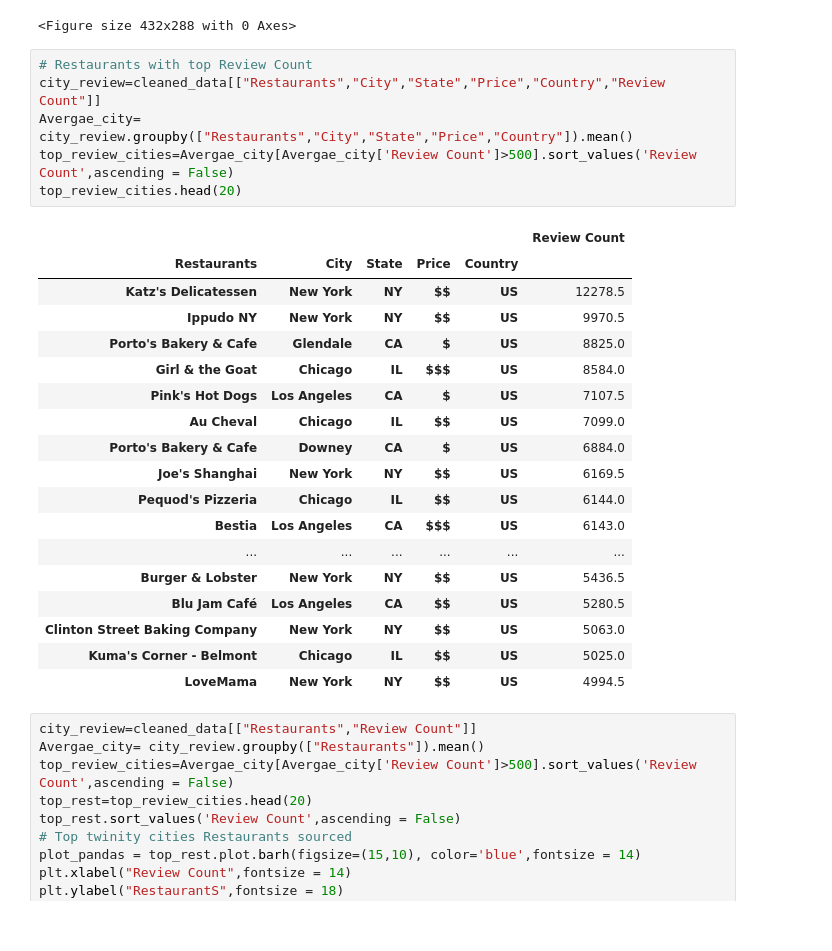
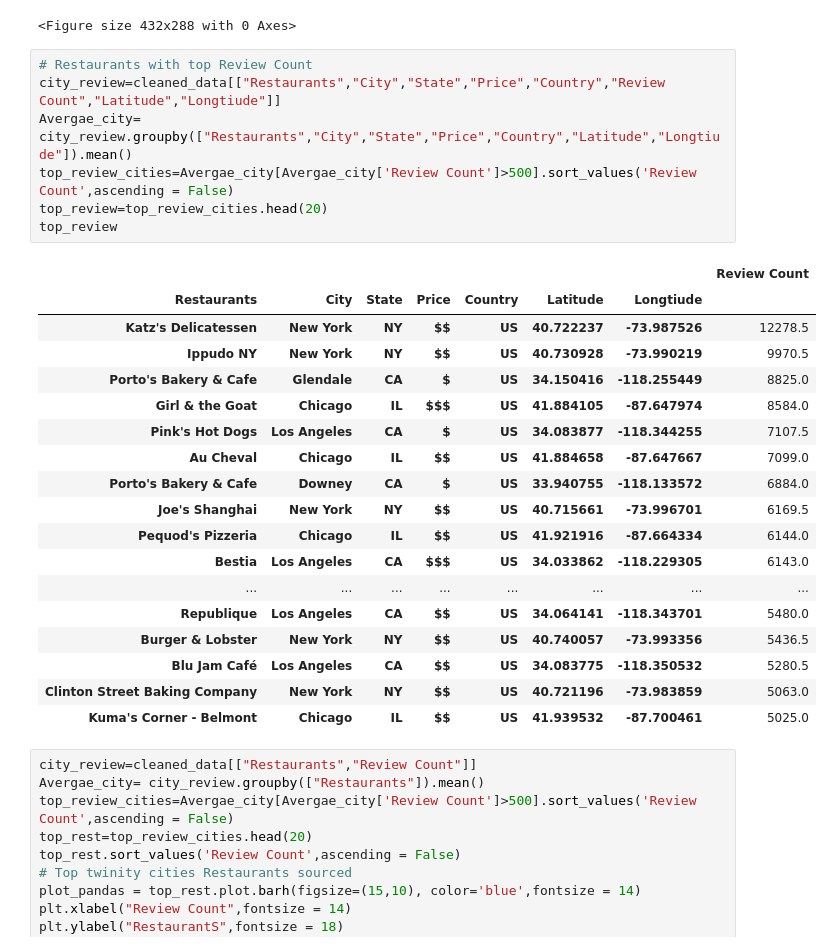
Before and after one commit to ermiasgelaye/Yelp-Challenge, a Jupyter notebook: pyRestaurants/yelp-challenge.ipynb, the cells around one changed output. Saved outputs shown, nothing was run; the diff lists cells and outputs as text.

```diff
--- a/pyRestaurants/yelp-challenge.ipynb
+++ b/pyRestaurants/yelp-challenge.ipynb
@@ -304,29 +304,30 @@ plt.show()
 <Figure size 432x288 with 0 Axes>
 # %%
 # Restaurants with top Review Count
-city_review=cleaned_data[["Restaurants","City","State","Price","Country","Review Count"]]
-Avergae_city= city_review.groupby(["Restaurants","City","State","Price","Country"]).mean()
+city_review=cleaned_data[["Restaurants","City","State","Price","Country","Review Count","Latitude","Longtiude"]]
+Avergae_city= city_review.groupby(["Restaurants","City","State","Price","Country","Latitude","Longtiude"]).mean()
 top_review_cities=Avergae_city[Avergae_city['Review Count']>500].sort_values('Review Count',ascending = False)
-top_review_cities.head(20)
+top_review=top_review_cities.head(20)
+top_review
 # %% [output]
-|  |  |  |  |  | Review Count |
-| Restaurants | City | State | Price | Country |  |
-| Katz's Delicatessen | New York | NY | $$ | US | 12278.5 |
-| Ippudo NY | New York | NY | $$ | US | 9970.5 |
-| Porto's Bakery & Cafe | Glendale | CA | $ | US | 8825.0 |
-| Girl & the Goat | Chicago | IL | $$$ | US | 8584.0 |
-| Pink's Hot Dogs | Los Angeles | CA | $ | US | 7107.5 |
-| Au Cheval | Chicago | IL | $$ | US | 7099.0 |
-| Porto's Bakery & Cafe | Downey | CA | $ | US | 6884.0 |
-| Joe's Shanghai | New York | NY | $$ | US | 6169.5 |
-| Pequod's Pizzeria | Chicago | IL | $$ | US | 6144.0 |
-| Bestia | Los Angeles | CA | $$$ | US | 6143.0 |
-| ... | ... | ... | ... | ... | ... |
-| Burger & Lobster | New York | NY | $$ | US | 5436.5 |
-| Blu Jam Café | Los Angeles | CA | $$ | US | 5280.5 |
-| Clinton Street Baking Company | New York | NY | $$ | US | 5063.0 |
-| Kuma's Corner - Belmont | Chicago | IL | $$ | US | 5025.0 |
-| LoveMama | New York | NY | $$ | US | 4994.5 |
+|  |  |  |  |  |  |  | Review Count |
+| Restaurants | City | State | Price | Country | Latitude | Longtiude |  |
+| Katz's Delicatessen | New York | NY | $$ | US | 40.722237 | -73.987526 | 12278.5 |
+| Ippudo NY | New York | NY | $$ | US | 40.730928 | -73.990219 | 9970.5 |
+| Porto's Bakery & Cafe | Glendale | CA | $ | US | 34.150416 | -118.255449 | 8825.0 |
+| Girl & the Goat | Chicago | IL | $$$ | US | 41.884105 | -87.647974 | 8584.0 |
+| Pink's Hot Dogs | Los Angeles | CA | $ | US | 34.083877 | -118.344255 | 7107.5 |
+| Au Cheval | Chicago | IL | $$ | US | 41.884658 | -87.647667 | 7099.0 |
+| Porto's Bakery & Cafe | Downey | CA | $ | US | 33.940755 | -118.133572 | 6884.0 |
+| Joe's Shanghai | New York | NY | $$ | US | 40.715661 | -73.996701 | 6169.5 |
+| Pequod's Pizzeria | Chicago | IL | $$ | US | 41.921916 | -87.664334 | 6144.0 |
+| Bestia | Los Angeles | CA | $$$ | US | 34.033862 | -118.229305 | 6143.0 |
+| ... | ... | ... | ... | ... | ... | ... | ... |
+| Republique | Los Angeles | CA | $$ | US | 34.064141 | -118.343701 | 5480.0 |
+| Burger & Lobster | New York | NY | $$ | US | 40.740057 | -73.993356 | 5436.5 |
+| Blu Jam Café | Los Angeles | CA | $$ | US | 34.083775 | -118.350532 | 5280.5 |
+| Clinton Street Baking Company | New York | NY | $$ | US | 40.721196 | -73.983859 | 5063.0 |
+| Kuma's Corner - Belmont | Chicago | IL | $$ | US | 41.939532 | -87.700461 | 5025.0 |
 # %%
 city_review=cleaned_data[["Restaurants","Review Count"]]
 Avergae_city= city_review.groupby(["Restaurants"]).mean()
```
Also changed, not shown: parts of 25 cells of this notebook, 10 other files.
